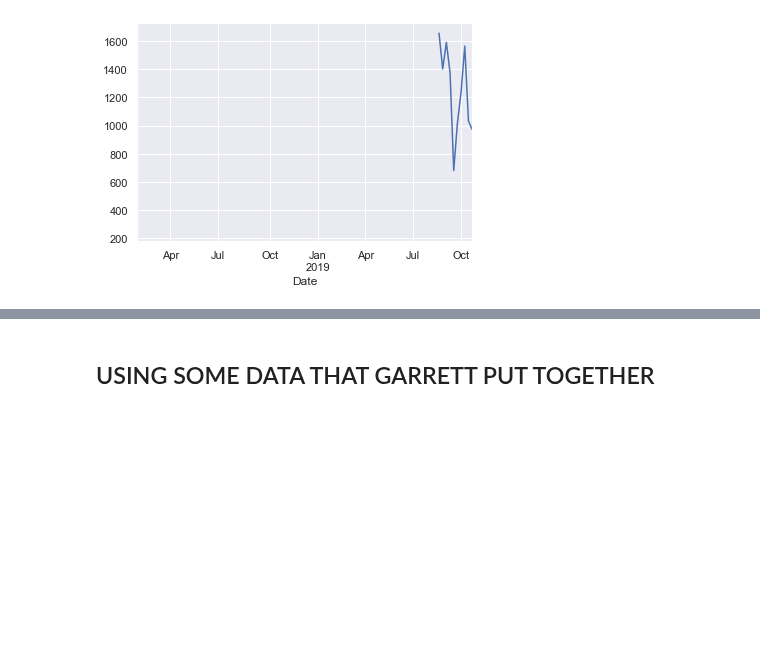
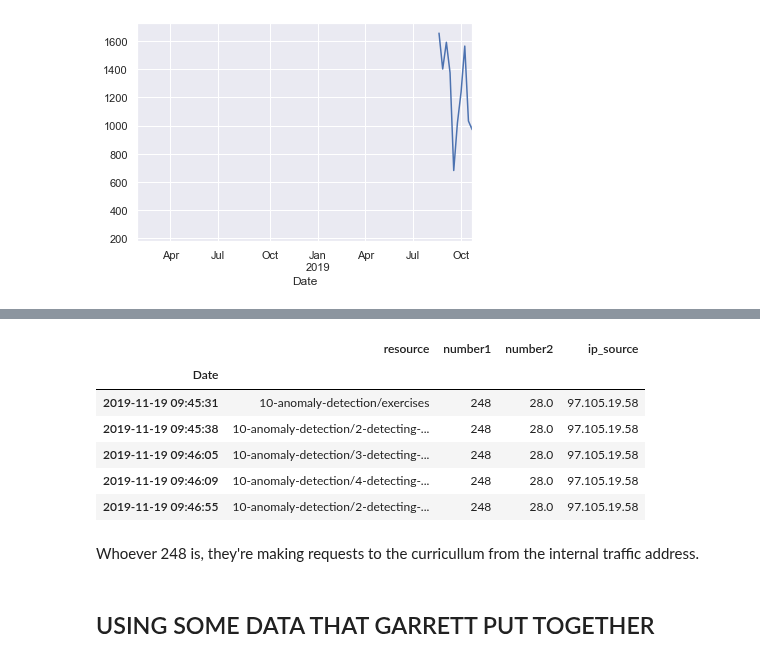
Before and after one commit to flambuth/ds-methodologies-exercises, a Jupyter notebook: anomaly_detection/mystery-solving.ipynb, the cells around one changed output, grey strips where cells are left out. Cells and saved outputs as stored; diff of their text form; code cells hidden in the pictures; blank space fills up the shorter version.

```diff
--- a/anomaly_detection/mystery-solving.ipynb
+++ b/anomaly_detection/mystery-solving.ipynb
@@ -206,3 +247,15 @@ sean.resample('M')['ip_source'].count().plot()
+# %%
+df[df.number1 == 248].tail()
+# %% [output]
+|  | resource | number1 | number2 | ip_source |
+| Date |  |  |  |  |
+| 2019-11-19 09:45:31 | 10-anomaly-detection/exercises | 248 | 28.0 | 97.105.19.58 |
+| 2019-11-19 09:45:38 | 10-anomaly-detection/2-detecting-... | 248 | 28.0 | 97.105.19.58 |
+| 2019-11-19 09:46:05 | 10-anomaly-detection/3-detecting-... | 248 | 28.0 | 97.105.19.58 |
+| 2019-11-19 09:46:09 | 10-anomaly-detection/4-detecting-... | 248 | 28.0 | 97.105.19.58 |
+| 2019-11-19 09:46:55 | 10-anomaly-detection/2-detecting-... | 248 | 28.0 | 97.105.19.58 |
+# %% [markdown]
+Whoever 248 is, they're making requests to the curricullum from the internal traffic address.
 # %% [markdown]
 ## USING SOME DATA THAT GARRETT PUT TOGETHER
 # %%
```
Also changed, not shown: parts of 11 cells of this notebook.
